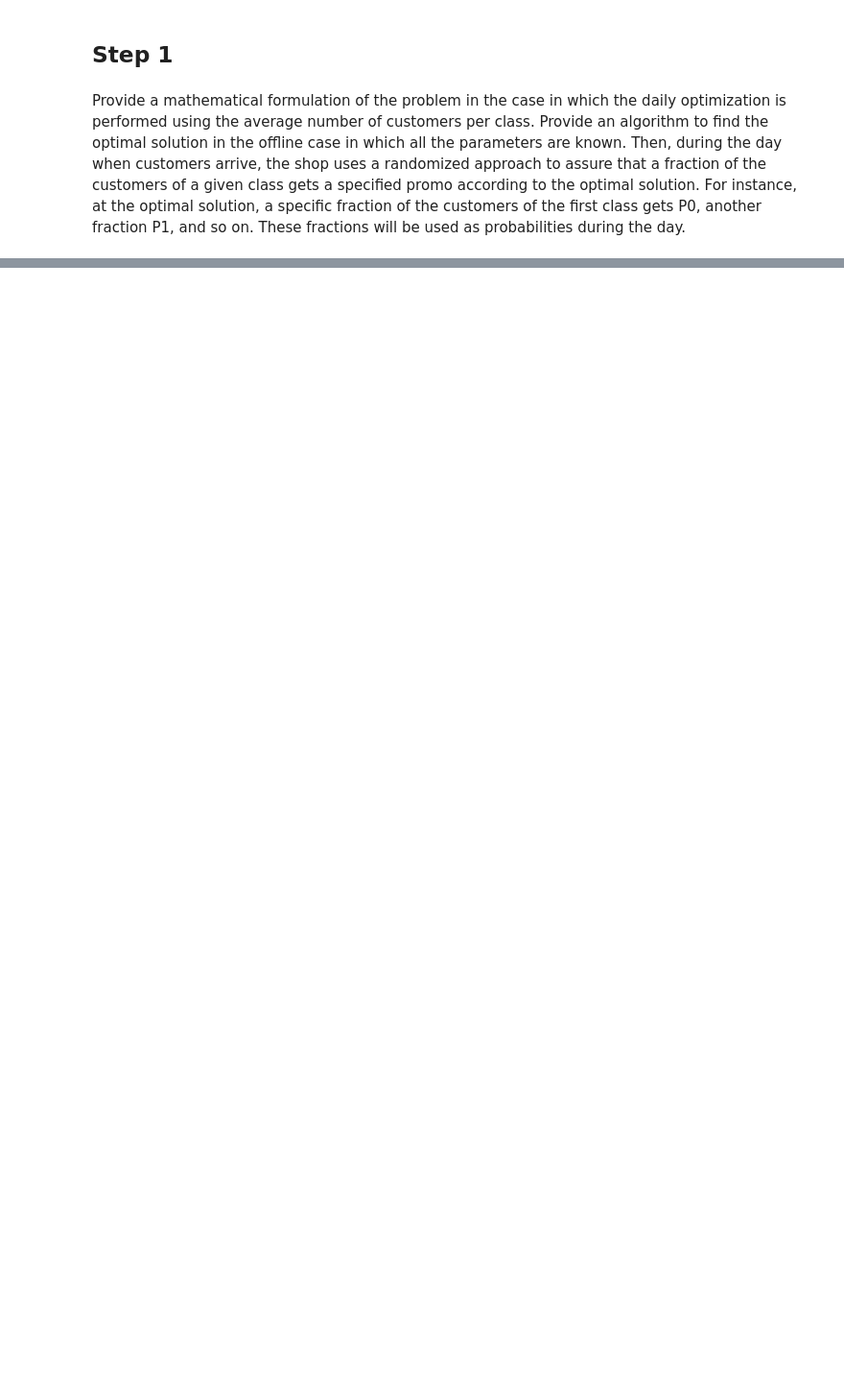
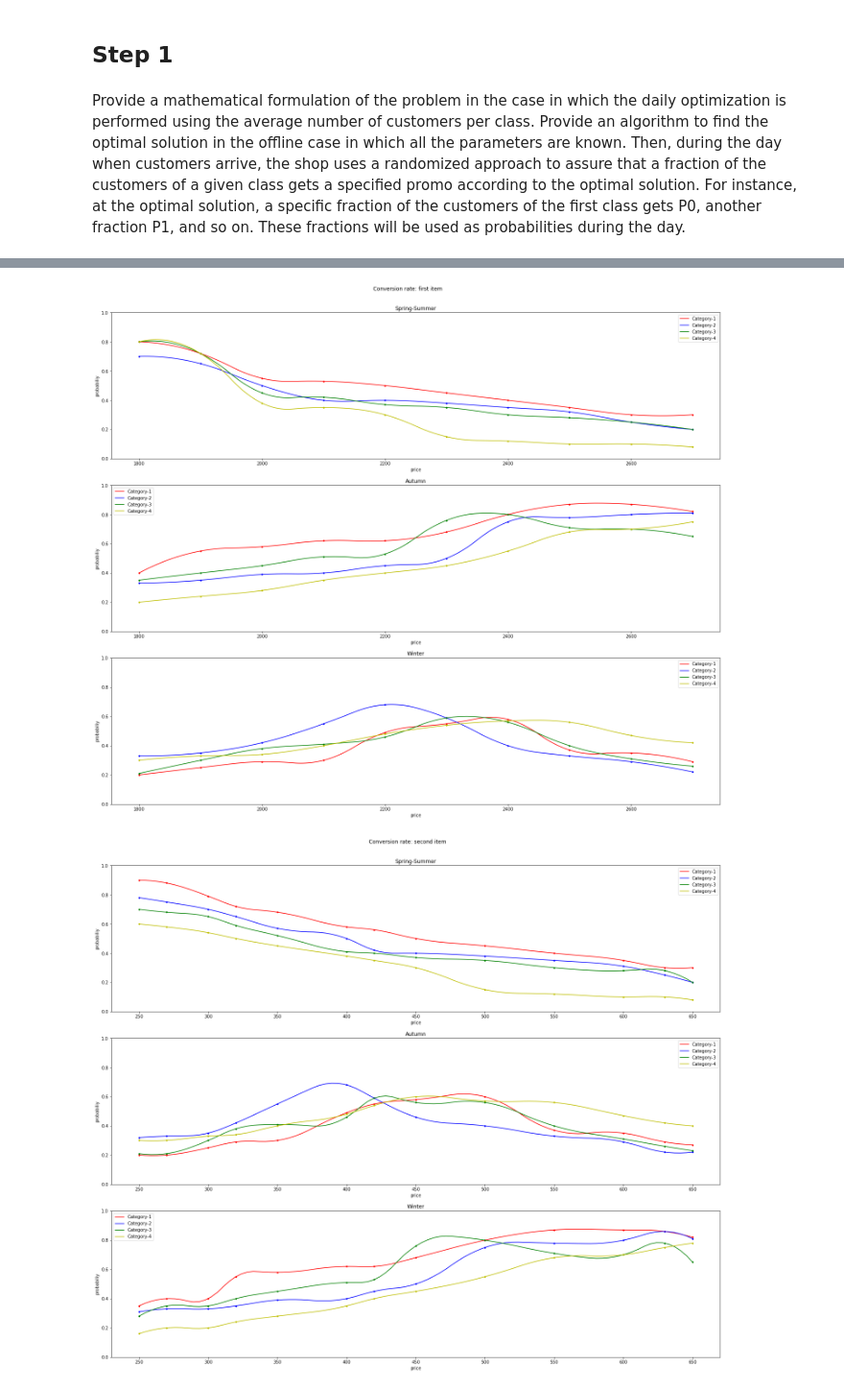
Before and after one commit to simonemarfo/DIA_project_2021, a Jupyter notebook: DIA_2021_Pricing&Matching.ipynb, the cells around one changed output, grey strips where cells are left out. Shown at 96% size. Saved outputs shown, nothing was run; the diff lists cells and outputs as text; code cells hidden in the pictures; blank space fills up the shorter version.

```diff
--- a/DIA_2021_Pricing&Matching.ipynb
+++ b/DIA_2021_Pricing&Matching.ipynb
@@ -72,0 +307,6 @@ We compared the obtained rewards with other different strategy: always proposing
+# %%
+ctx.plot_item1_conversion_rate()
+ctx.plot_item2_conversion_rate()
+# %% [output]
+[figure, added]
+[figure, added]
```
Also changed, not shown: parts of 8 cells of this notebook.
